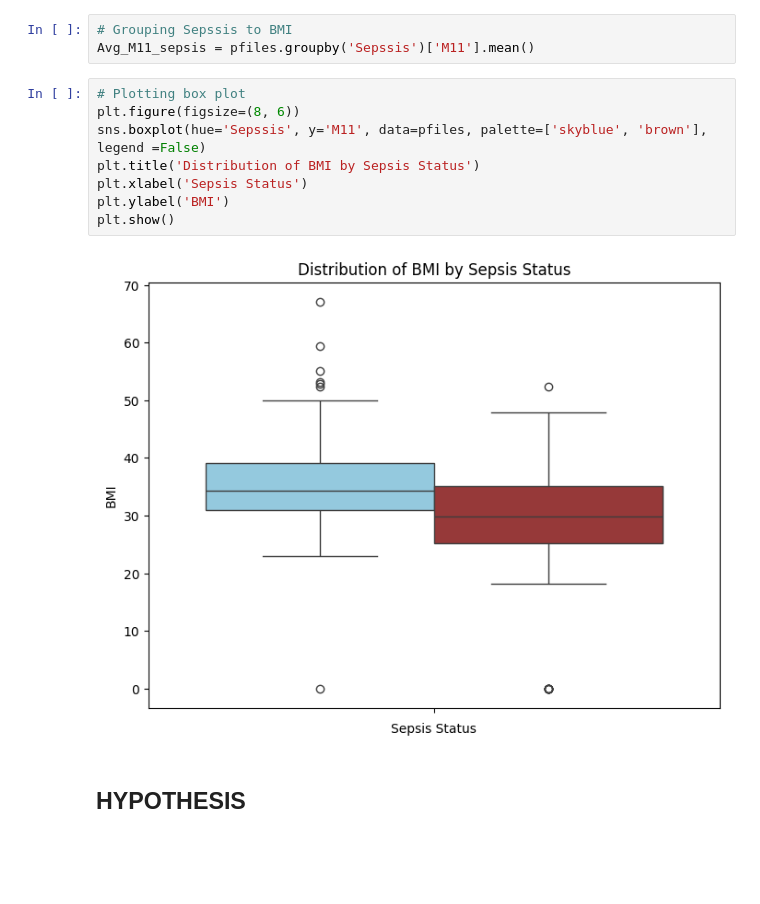
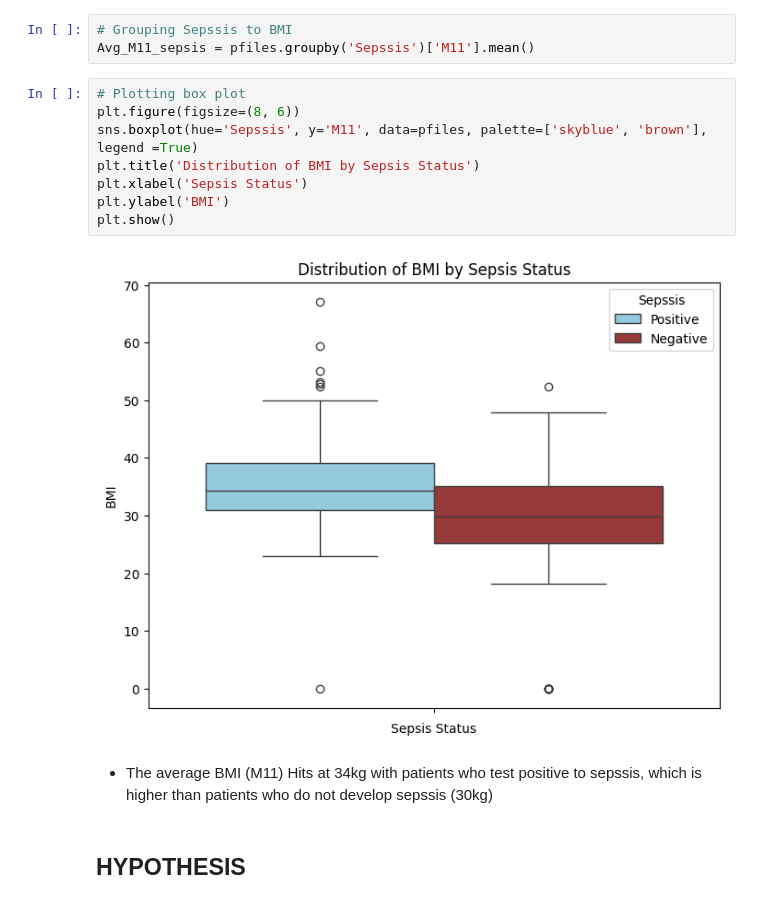
Before and after one commit to damzking/sepsissprediction2, a Jupyter notebook: dev/API_App.ipynb, the cells around one changed output. Saved outputs shown, nothing was run; the diff lists cells and outputs as text; blank space fills up the shorter version.

```diff
--- a/dev/API_App.ipynb
+++ b/dev/API_App.ipynb
@@ -398,13 +423,15 @@ Avg_M11_sepsis = pfiles.groupby('Sepssis')['M11'].mean()
 # %%
 # Plotting box plot
 plt.figure(figsize=(8, 6))
-sns.boxplot(hue='Sepssis', y='M11', data=pfiles, palette=['skyblue', 'brown'], legend =False)
+sns.boxplot(hue='Sepssis', y='M11', data=pfiles, palette=['skyblue', 'brown'], legend =True)
 plt.title('Distribution of BMI by Sepsis Status')
 plt.xlabel('Sepsis Status')
 plt.ylabel('BMI')
 plt.show()
 # %% [output]
-[figure, old version]
+[figure, new version]
+# %% [markdown]
+- The average BMI (M11) Hits at 34kg with patients who test positive to sepssis, which is higher than patients who do not develop sepssis (30kg)
 # %% [markdown]
 ## HYPOTHESIS
 # %% [markdown]
```
Also changed, not shown: parts of 18 cells of this notebook.
